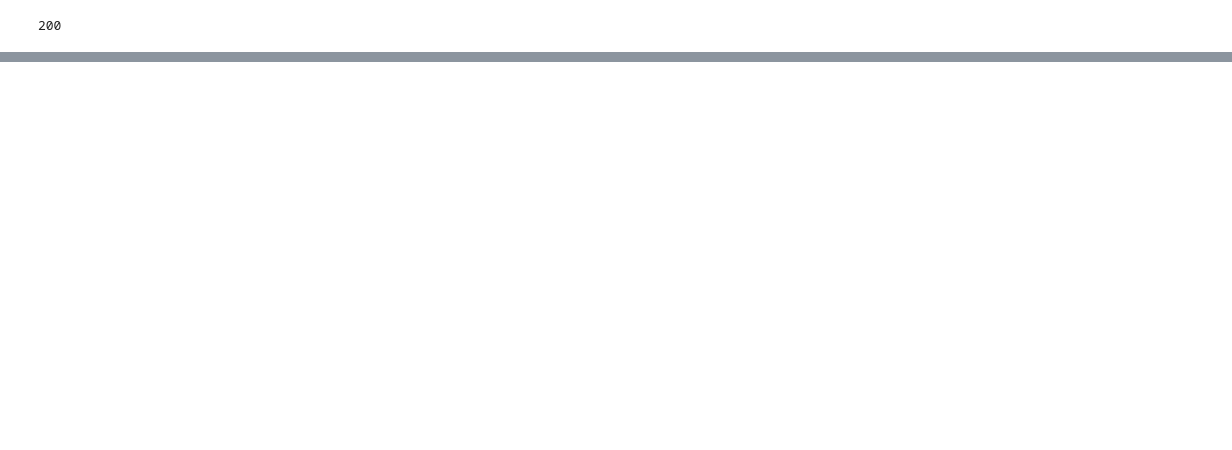
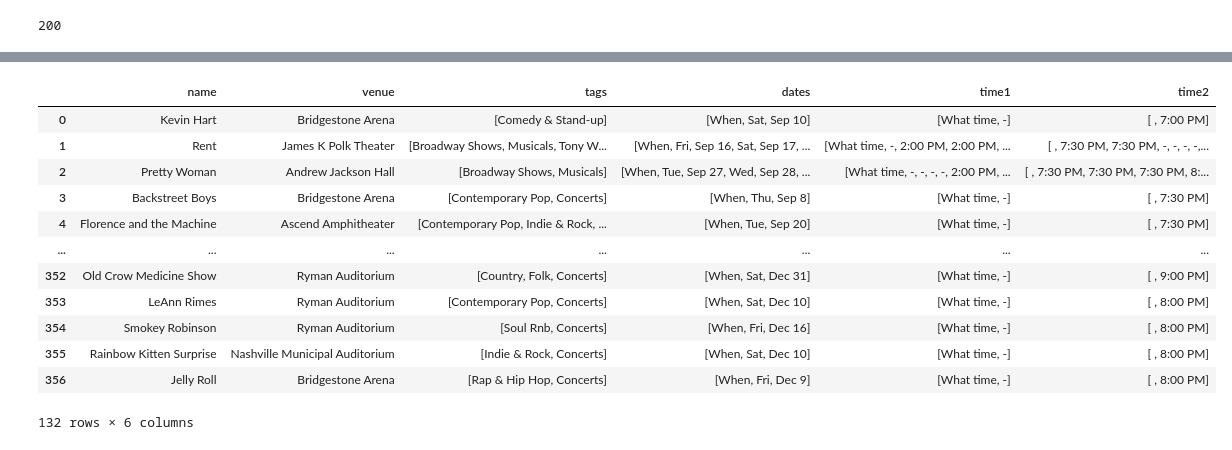
Before and after one commit to michaelcnorman/DDA7-Capstone-Michael, a Jupyter notebook: notebooks/Webscraping events.ipynb, the cells around one changed output, grey strips where cells are left out. Cells and saved outputs as stored; diff of their text form; code cells hidden in the pictures; blank space fills up the shorter version.

```diff
--- a/notebooks/Webscraping events.ipynb
+++ b/notebooks/Webscraping events.ipynb
@@ -279,6 +323,6 @@ Shows_df
 # %%
-venue = 'andrewjacksonhall'
-event = 'hamilton'
+venue = 'bridgestone-arena'
+event = 'kevin-hart'
 
 shows_url = f'https://www.nashville-theatre.com/theaters/{venue}/{event}.php'
 
@@ -287,8 +331,8 @@ response4.status_code
 # %% [output]
 200
 # %%
-shows_soup = BS(response4.text, 'html.parser')
-shows_soup
+kevin_soup = BS(response4.text, 'html.parser')
+kevin_soup
 # %% [output]
 <!DOCTYPE html>
 
@@ -429,0 +423,17 @@ pd.DataFrame(show_times).head(40)
+# %%
+shows_and_dates_trimmed = shows_and_dates[shows_and_dates['tags'].apply(len)>0]
+shows_and_dates_trimmed
+# %% [output]
+|  | name | venue | tags | dates | time1 | time2 |
+| 0 | Kevin Hart | Bridgestone Arena | [Comedy & Stand-up] | [When, Sat, Sep 10] | [What time, -] | [ , 7:00 PM] |
+| 1 | Rent | James K Polk Theater | [Broadway Shows, Musicals, Tony W... | [When, Fri, Sep 16, Sat, Sep 17, ... | [What time, -, 2:00 PM, 2:00 PM, ... | [ , 7:30 PM, 7:30 PM, -, -, -, -,... |
+| 2 | Pretty Woman | Andrew Jackson Hall | [Broadway Shows, Musicals] | [When, Tue, Sep 27, Wed, Sep 28, ... | [What time, -, -, -, -, 2:00 PM, ... | [ , 7:30 PM, 7:30 PM, 7:30 PM, 8:... |
+| 3 | Backstreet Boys | Bridgestone Arena | [Contemporary Pop, Concerts] | [When, Thu, Sep 8] | [What time, -] | [ , 7:30 PM] |
+| 4 | Florence and the Machine | Ascend Amphitheater | [Contemporary Pop, Indie & Rock, ... | [When, Tue, Sep 20] | [What time, -] | [ , 7:30 PM] |
+| ... | ... | ... | ... | ... | ... | ... |
+| 352 | Old Crow Medicine Show | Ryman Auditorium | [Country, Folk, Concerts] | [When, Sat, Dec 31] | [What time, -] | [ , 9:00 PM] |
+| 353 | LeAnn Rimes | Ryman Auditorium | [Contemporary Pop, Concerts] | [When, Sat, Dec 10] | [What time, -] | [ , 8:00 PM] |
+| 354 | Smokey Robinson | Ryman Auditorium | [Soul Rnb, Concerts] | [When, Fri, Dec 16] | [What time, -] | [ , 8:00 PM] |
+| 355 | Rainbow Kitten Surprise | Nashville Municipal Auditorium | [Indie & Rock, Concerts] | [When, Sat, Dec 10] | [What time, -] | [ , 8:00 PM] |
+| 356 | Jelly Roll | Bridgestone Arena | [Rap & Hip Hop, Concerts] | [When, Fri, Dec 9] | [What time, -] | [ , 8:00 PM] |
+132 rows × 6 columns
```
Also changed, not shown: parts of 28 cells of this notebook, 1 other file.
